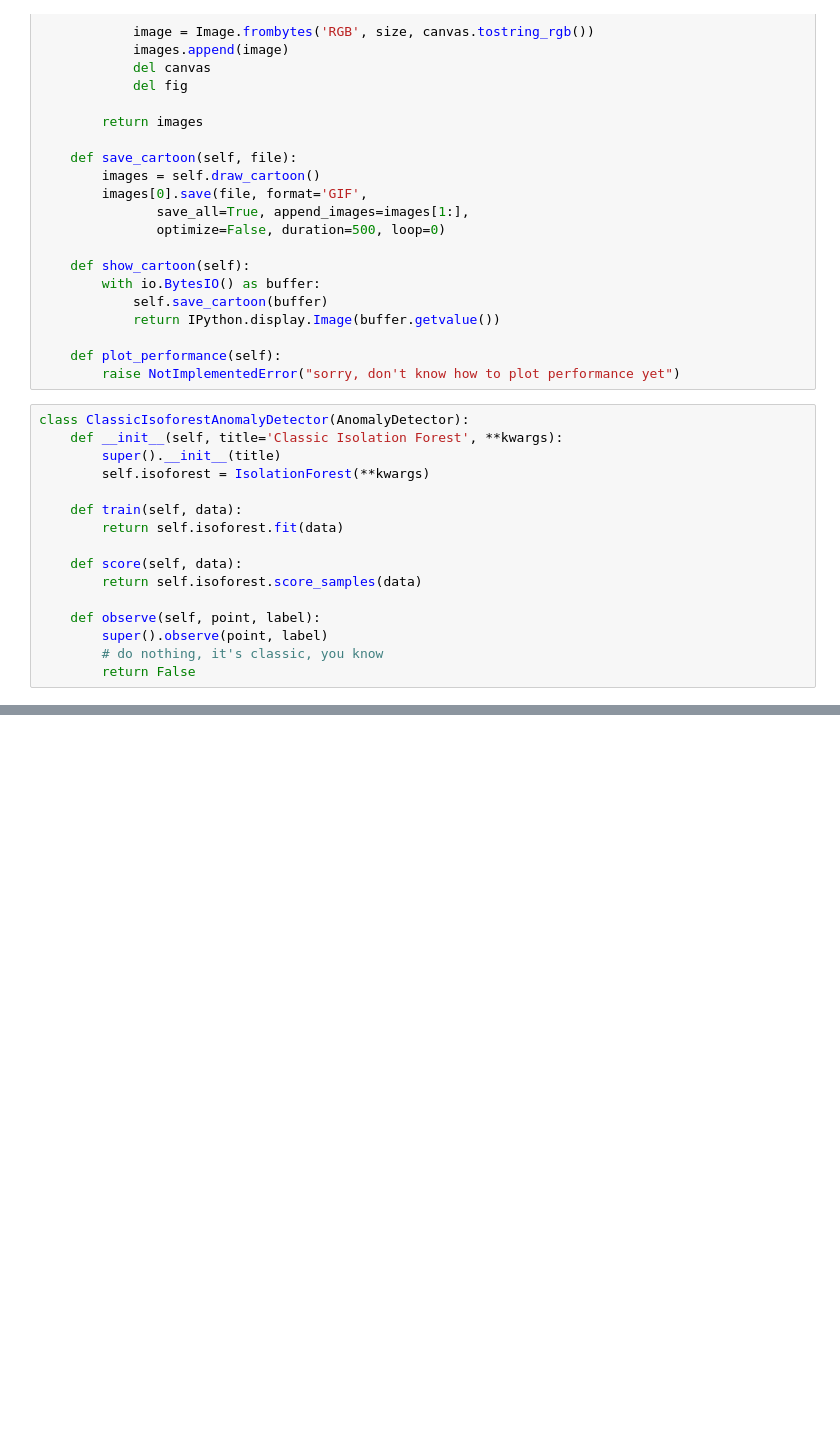
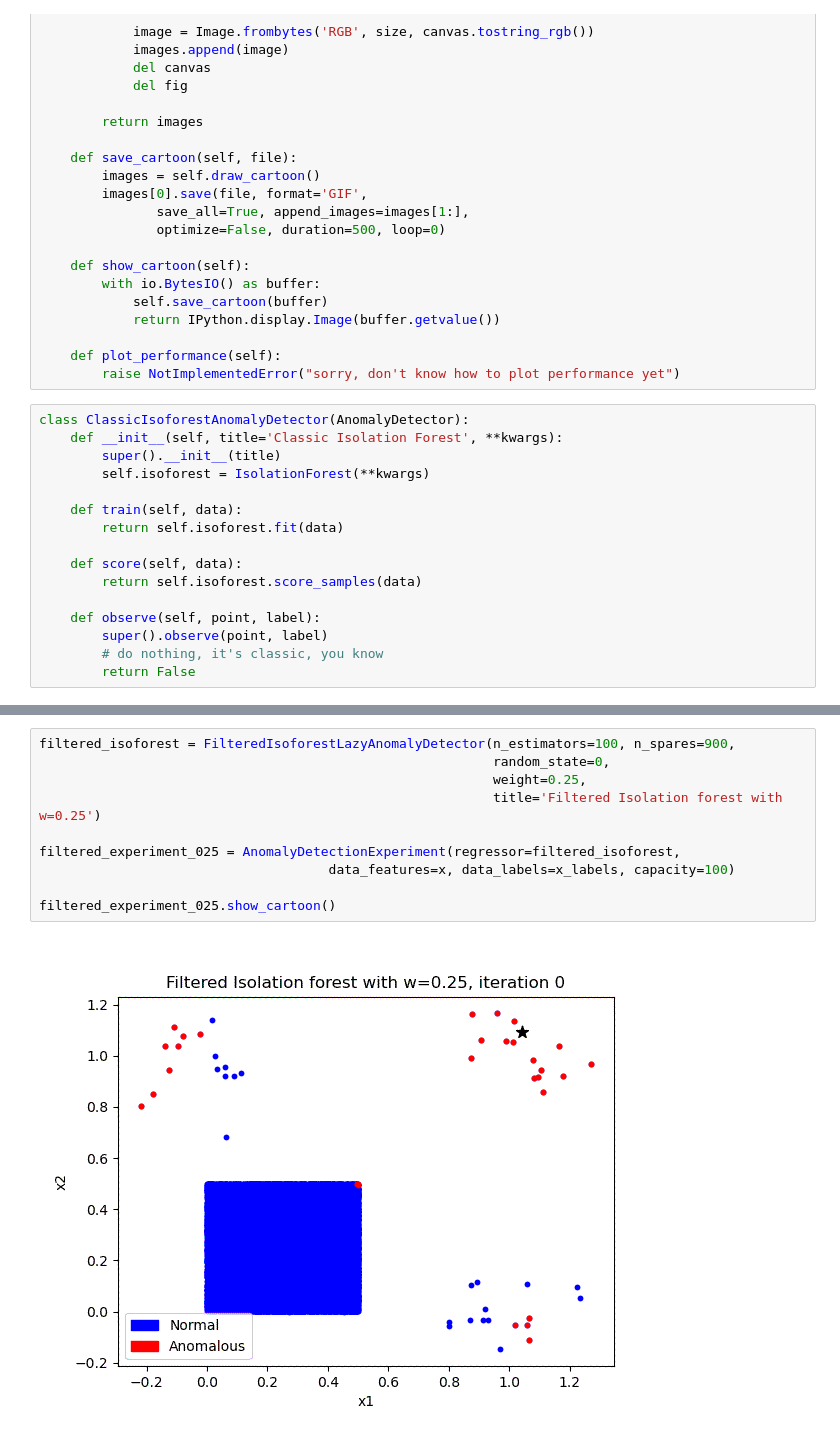
Before and after one commit to hombit/ssi-forest, a Jupyter notebook: notebooks/test_filtering.ipynb, the cells around one changed output, grey strips where cells are left out. Cells and saved outputs as stored; diff of their text form; blank space fills up the shorter version.

```diff
--- a/notebooks/test_filtering.ipynb
+++ b/notebooks/test_filtering.ipynb
@@ -278,0 +290,12 @@ filtered_experiment.show_cartoon()
+# %%
+filtered_isoforest = FilteredIsoforestLazyAnomalyDetector(n_estimators=100, n_spares=900,
+                                                          random_state=0,
+                                                          weight=0.25,
+                                                          title='Filtered Isolation forest with w=0.25')
+
+filtered_experiment_025 = AnomalyDetectionExperiment(regressor=filtered_isoforest,
+                                     data_features=x, data_labels=x_labels, capacity=100)
+
+filtered_experiment_025.show_cartoon()
+# %% [output]
+[figure, added]
```
Also changed, not shown: parts of 5 cells of this notebook.
